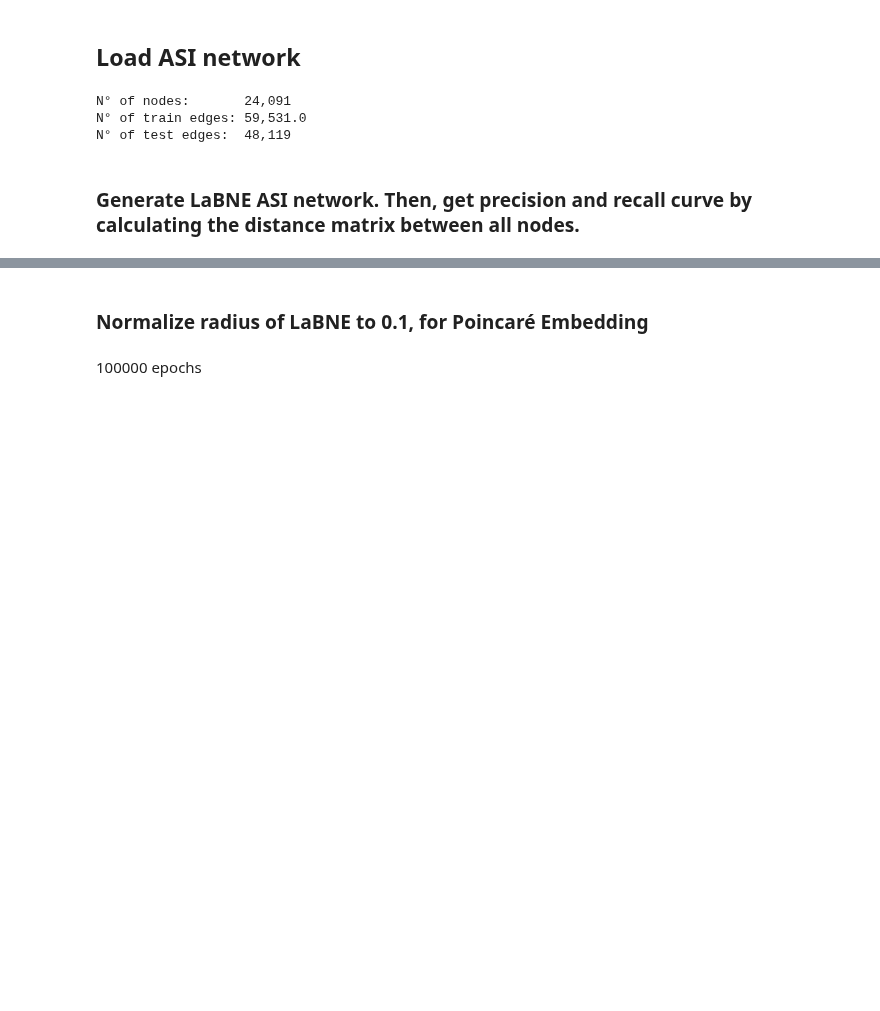
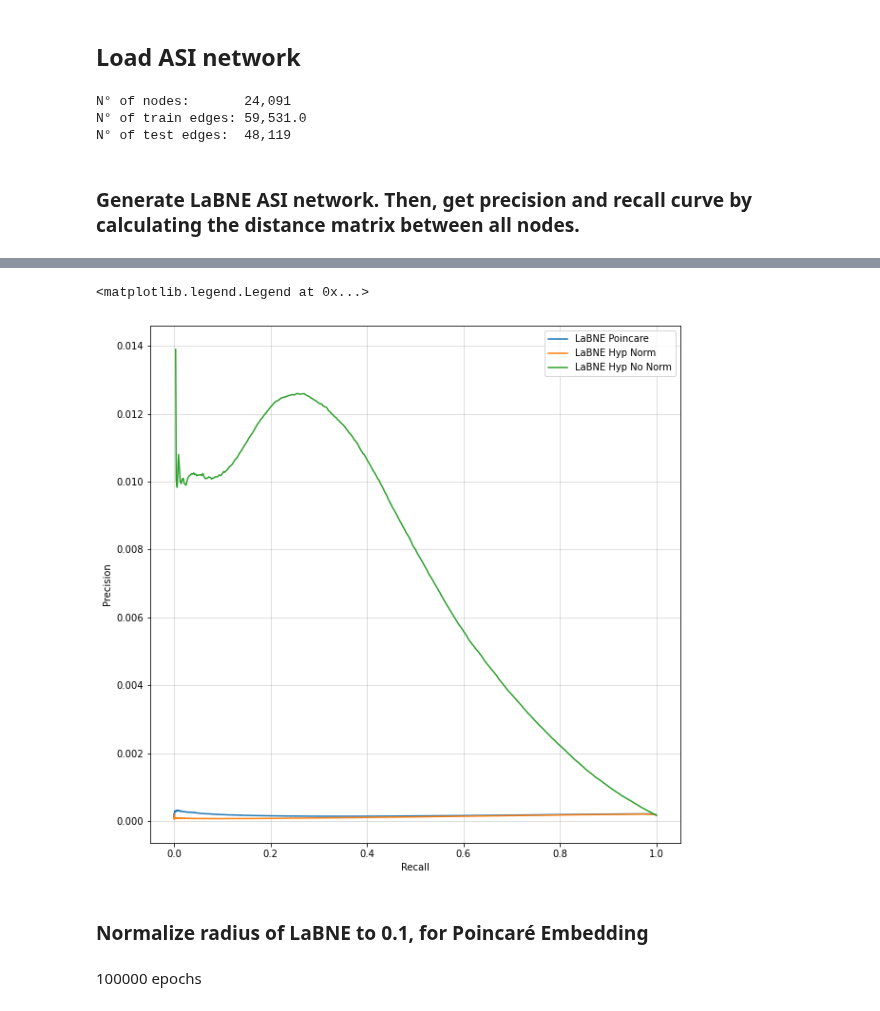
Before and after one commit to martinfama/LPGNN, a Jupyter notebook: ASI.ipynb, the cells around one changed output, grey strips where cells are left out. Cells and saved outputs as stored; diff of their text form; code cells hidden in the pictures; blank space fills up the shorter version.

```diff
--- a/ASI.ipynb
+++ b/ASI.ipynb
@@ -63,3 +96,18 @@ index: 290160000, R: 1.000, P: 0.000
+# %%
+fig, ax = plt.subplots(1, 1, figsize=(10, 10))
+ax.set_xlabel('Recall')
+ax.set_ylabel('Precision')
+ax.grid(alpha=0.5)
+
+ax.plot(ASI_R_LaBNE_poincare, ASI_P_LaBNE_poincare, label='LaBNE Poincare')
+ax.plot(ASI_R_LaBNE_hyp_norm, ASI_P_LaBNE_hyp_norm, label='LaBNE Hyp Norm')
+ax.plot(ASI_R_LaBNE_hyp_nonorm, ASI_P_LaBNE_hyp_nonorm, label='LaBNE Hyp No Norm')
+
+ax.legend()
+#ax.set_ylim(-0.001, 0.012)
+# %% [output]
+<matplotlib.legend.Legend at 0x...>
+[figure, added]
 # %% [markdown]
 ### Normalize radius of LaBNE to 0.1, for Poincaré Embedding
 # %%
```
Also changed, not shown: parts of 11 cells of this notebook, 6 other files.
